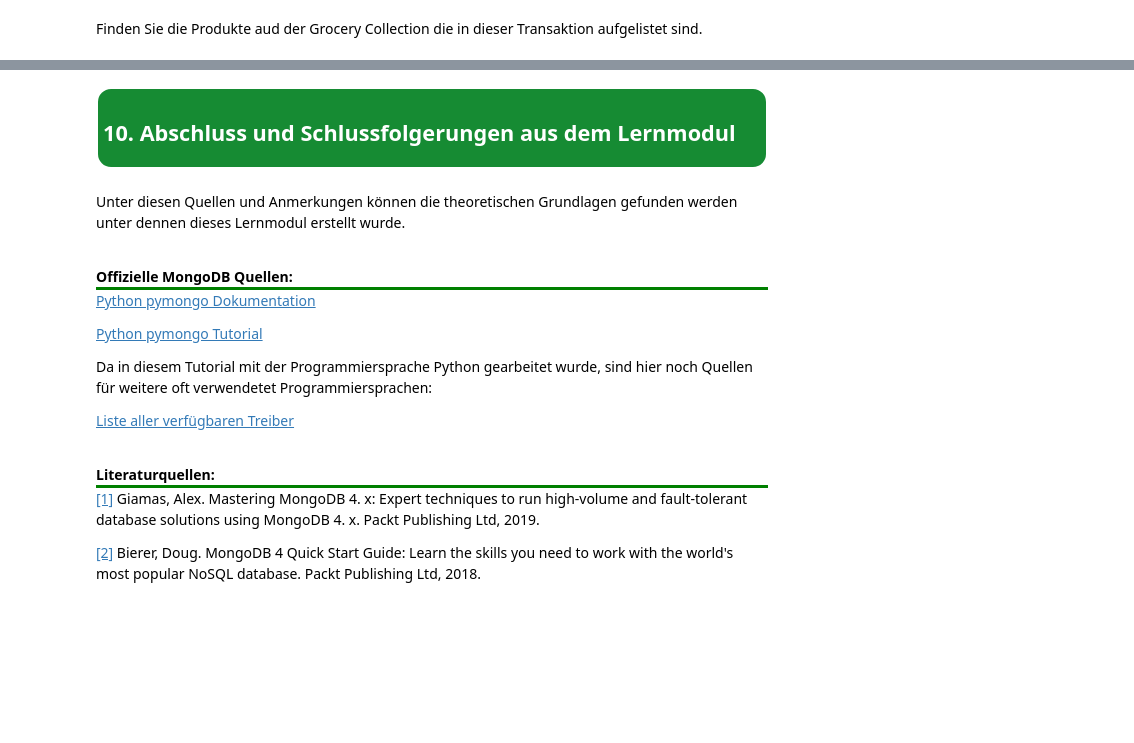
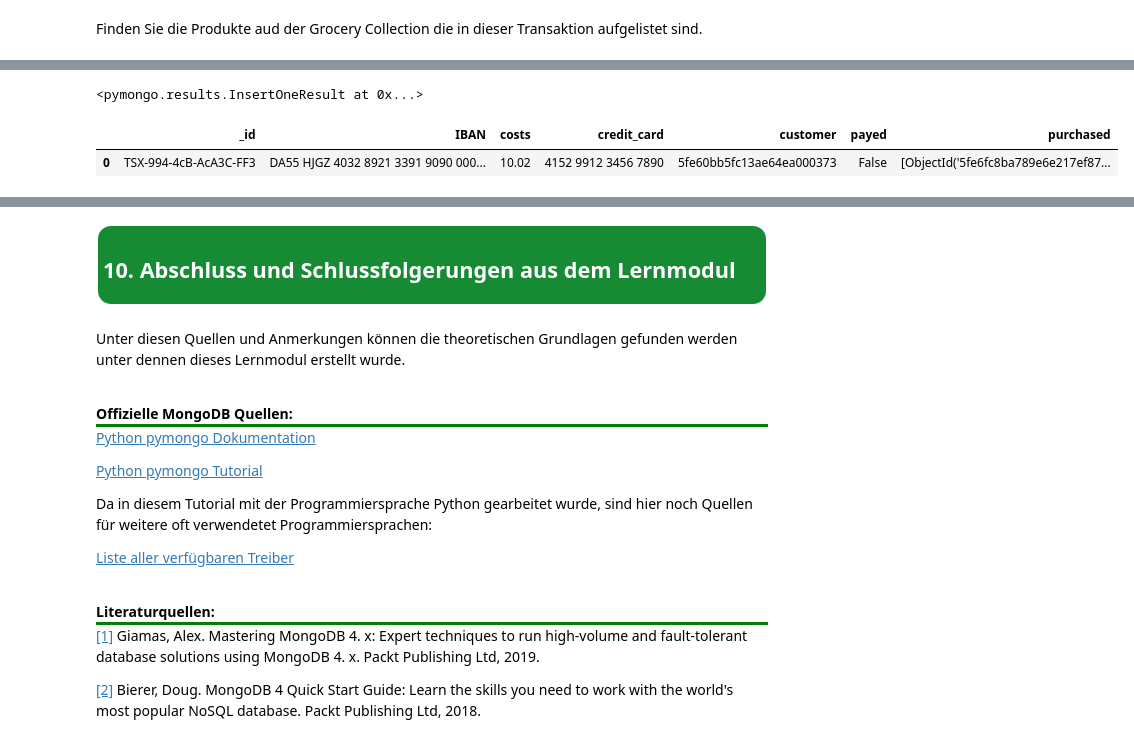
Before and after one commit to orca-nrw/lernmodul-mongodb, a Jupyter notebook: index.ipynb, the cells around one changed output, grey strips where cells are left out. Drawn from its saved outputs; the diff is of its cells as text; code cells hidden in the pictures; blank space fills up the shorter version.

```diff
--- a/index.ipynb
+++ b/index.ipynb
@@ -1495,0 +1718,24 @@ mongo_lm.show_task(906,df)
+# %%
+trans_col = store_db["Transaction"]
+
+new_doc = {
+ 'IBAN': 'DA55 HJGZ 4032 8921 3391 9090 0000 A3',
+ '_id': 'TSX-994-4cB-AcA3C-FF3',
+ 'costs': 10.02,
+ 'credit_card': "4152 9912 3456 7890",
+ 'customer': ObjectId('5fe60bb5fc13ae64ea000373'),
+ 'payed': False,
+ 'purchased': [ObjectId('5fe6fc8ba789e6e217ef872f'),
+               ObjectId('5fe6fc8ba789e6e217ef872f')]
+}
+
+trans_col.insert_one(new_doc)
+# %% [output]
+<pymongo.results.InsertOneResult at 0x...>
+# %%
+df = pd.DataFrame(trans_col.find({"_id":"TSX-994-4cB-AcA3C-FF3"}))
+df = df.astype(str)
+mongo_lm.show_task(907,df)
+# %% [output]
+|  | _id | IBAN | costs | credit_card | customer | payed | purchased |
+| 0 | TSX-994-4cB-AcA3C-FF3 | DA55 HJGZ 4032 8921 3391 9090 000... | 10.02 | 4152 9912 3456 7890 | 5fe60bb5fc13ae64ea000373 | False | [ObjectId('5fe6fc8ba789e6e217ef87... |
```
Also changed, not shown: parts of 106 cells of this notebook, 3 other files.
